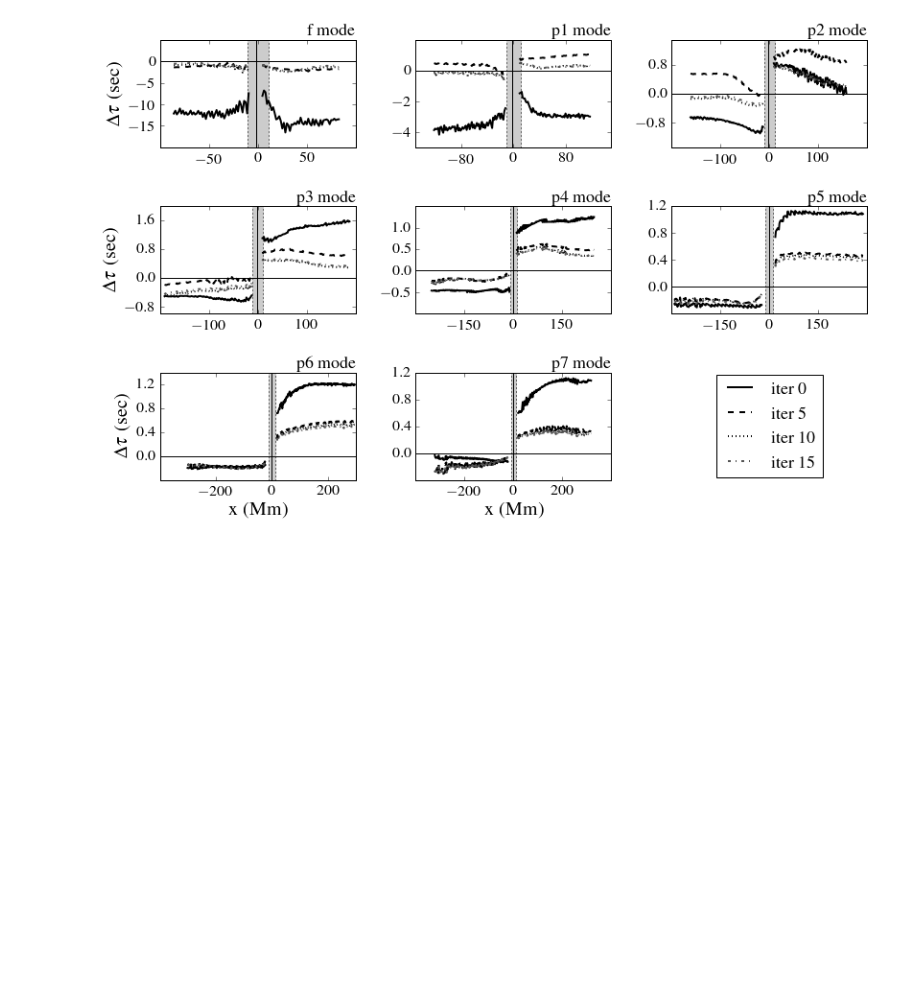
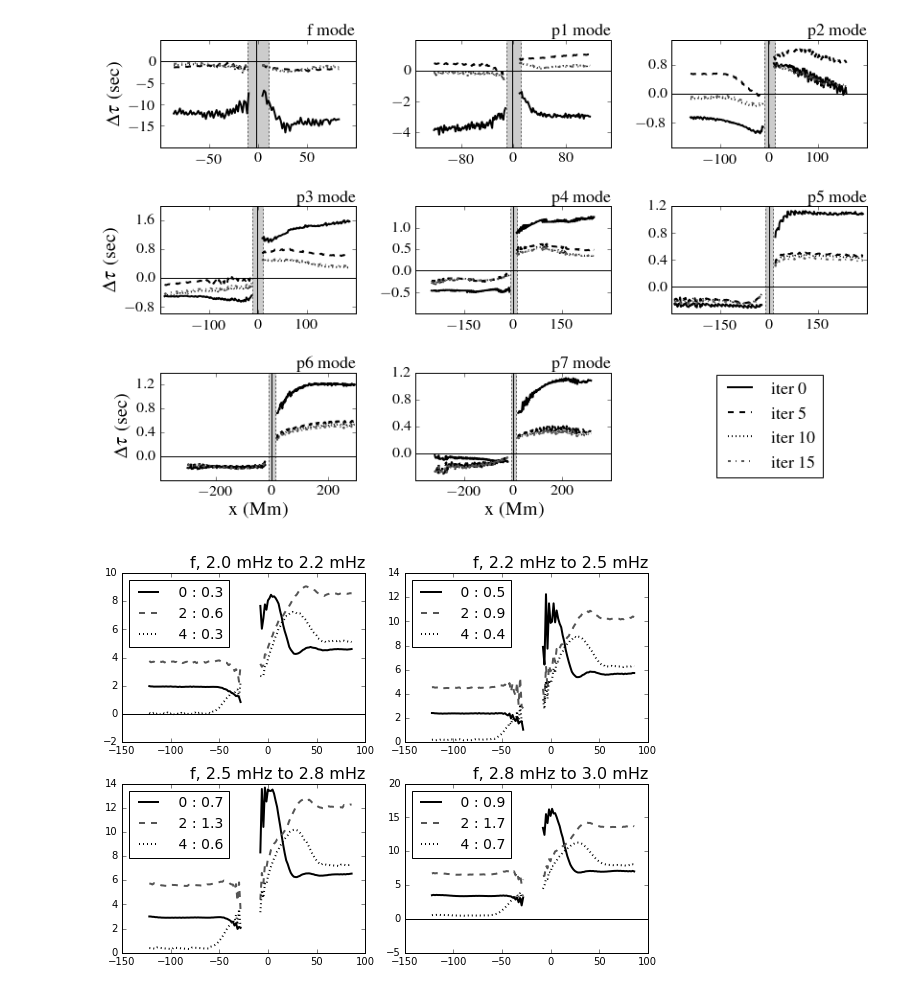
Before and after one commit to jishnub/sparc_flows, a Jupyter notebook: misfit.ipynb, the cells around one changed output. Drawn from its saved outputs; the diff is of its cells as text; code cells hidden in the pictures; blank space fills up the shorter version.

Commit message:
data misfit plot for freq filtered ridge

```diff
--- a/misfit.ipynb
+++ b/misfit.ipynb
@@ -969,3 +969,78 @@ if not os.path.exists("plots"): os.makedirs("plots")
 plt.savefig("plots/tt_misfit_receiver.eps")
 # %% [output]
 [figure]
+# %%
+datadir=read_params.get_directory()
+masterpixelsfile=os.path.join(datadir,'master.pixels')
+masterpixels=np.loadtxt(masterpixelsfile,ndmin=1)
+
+src = 1
+src=str(src).zfill(2)
+
+nx=read_params.get_nx()
+Lx=read_params.get_xlength()
+x=np.linspace(-Lx/2,Lx/2,nx,endpoint=False)
+nz = read_params.get_nz()
+
+#~ Read in velocity and compute length scales
+
+vx=fitsread('true_vx.fits')
+vx_max_row_index,vx_max_col_index = divmod(vx.argmax(),nx)
+vx_max_row = vx[vx_max_row_index]
+vx=None
+vxmax=vx_max_row.max()
+hwhm=np.where(vx_max_row>vxmax/2)[0][-1]-nx//2
+
+perturbation_left_limit,perturbation_right_limit=x[nx//2-hwhm],x[nx//2+hwhm]
+
+srcloc=masterpixels[int(src)-1]
+srcloc_ind=np.argmin(abs(x-srcloc))
+srcloc=round(x[srcloc_ind],1)
+
+modes={'0':'f'}
+for i in xrange(1,8): modes[str(i)]='p'+str(i)+'mode'
+mode_used = modes[read_params.get_modes_used()[0]]
+mode_freq_ranges = {"f":(2,3),
+"p1":(2.7,4.2),"p2":(3.1,5.2),"p3":(3.4,5.8),"p4":(3,6),"p5":(3.5,6),"p6":(3.5,6),"p7":(3.5,6)}
+full_freq_range = mode_freq_ranges[mode_used]
+
+iters_done = len(os.listdir(os.path.join(datadir,"tt")))
+
+num_freq_ranges = 4
+for freq_ind in xrange(num_freq_ranges):
+    linestyles = itertools.cycle(('solid','dashed','dotted','dashdot'))
+    c=itertools.cycle(['black','#555555'])
+    plt.subplot(2,2,freq_ind+1)
+    for iter_index in np.linspace(0,iters_done,3,endpoint=False).astype(int):
+        td=np.loadtxt(os.path.join(datadir,"tt","iter"+str(iter_index).zfill(2),"ttdiff_src"+src+"."+
+                                mode_used+"mode."+str(freq_ind)))
+        td[:,0]-=1 # fortran index starts from 1, change to python zero based index
+
+        left_pix=np.where(td[:,0]<srcloc_ind)[0]
+        xcoords_left=np.take(x,td[left_pix,0].astype(int))
+        right_pix=np.where(td[:,0]>srcloc_ind)[0]
+        xcoords_right=np.take(x,td[right_pix,0].astype(int))
+
+        #~ Points to the left
+        skip_pix = 1
+        ls = next(linestyles)
+        color=next(c)
+        plt.plot(xcoords_left[::skip_pix],td[left_pix[::skip_pix],1],color=color,
+                    label=" {:d} : {:.1f}".format(iter_index,sum((td[:,1]/60)**2)/2),linestyle=ls,linewidth=2)
+
+        #~ Points to the right
+        plt.plot(xcoords_right[::skip_pix],td[right_pix[::skip_pix],1],color=color,linestyle=ls,linewidth=2)
+
+        #~ Zero misfit line
+        plt.axhline(y=[0],ls='-',color='black')
+
+    freq_low = full_freq_range[0]+(full_freq_range[1]-full_freq_range[0])/num_freq_ranges*freq_ind
+    freq_high = full_freq_range[0]+(full_freq_range[1]-full_freq_range[0])/num_freq_ranges*(freq_ind+1)
+    plt.title("{}, {:.1f} mHz to {:.1f} mHz".format(mode_used,freq_low,freq_high),fontsize=16,loc='right')
+    plt.legend(fontsize=14,loc="best")
+
+
+plt.gcf().set_size_inches(8,6)
+plt.tight_layout()
+# %% [output]
+[figure, added]
```
Also changed, not shown: parts of 2 cells of this notebook.
